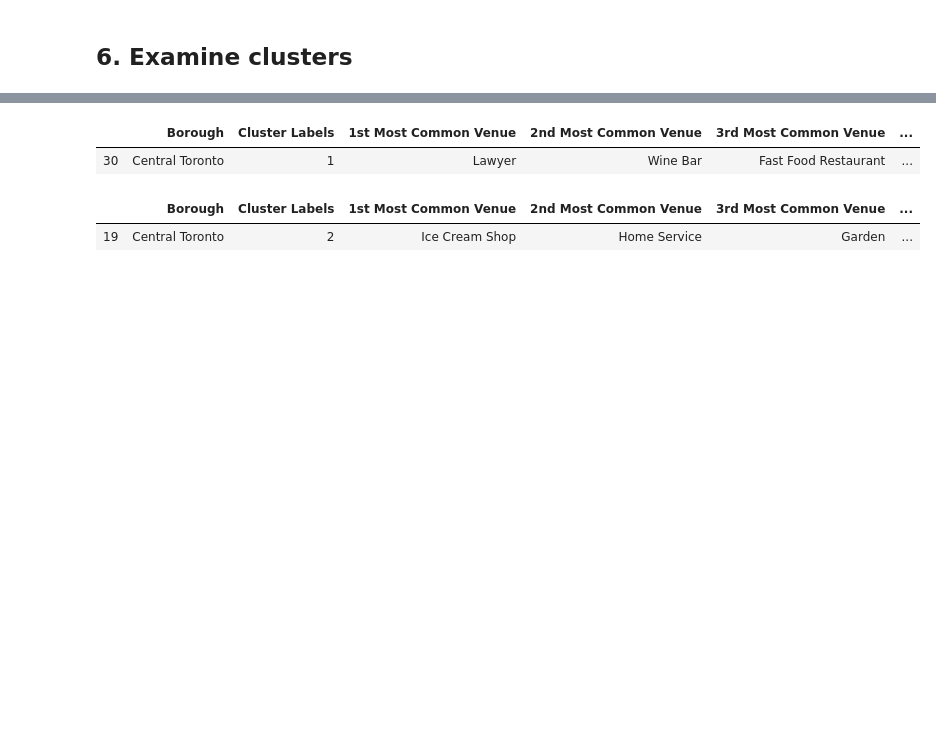
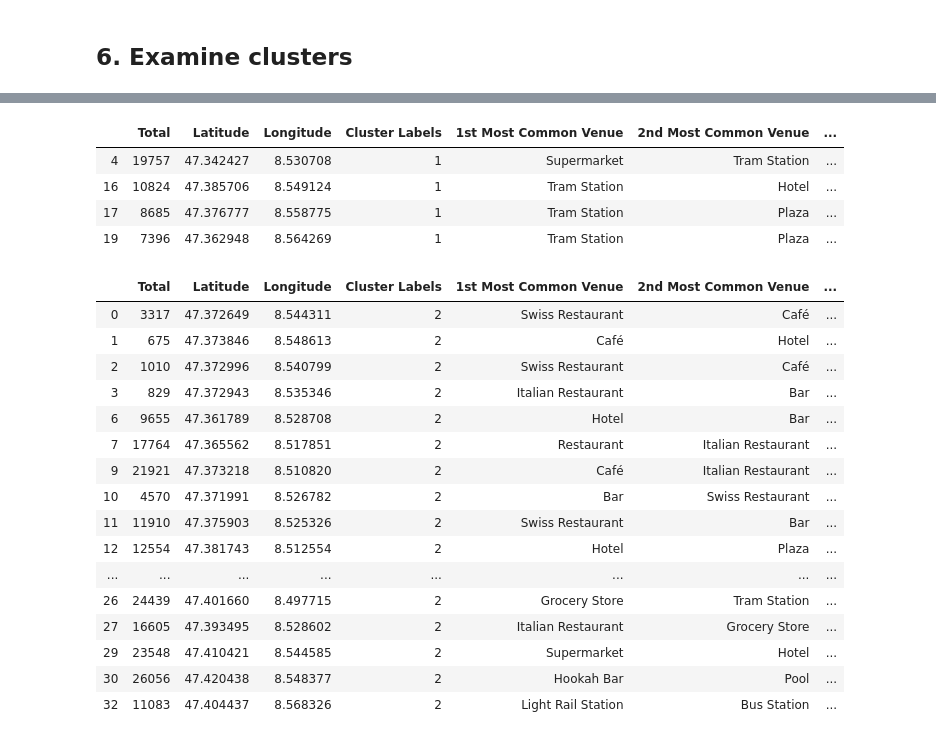
Before and after one commit to Davide5/expert-octo-meme, a Jupyter notebook: Final_Capstone_Project.ipynb, the cells around one changed output, grey strips where cells are left out. Cells and saved outputs as stored; diff of their text form; code cells hidden in the pictures; blank space fills up the shorter version.

```diff
--- a/Final_Capstone_Project.ipynb
+++ b/Final_Capstone_Project.ipynb
@@ -299,5 +304,5 @@ toronto_onehot.shape
 # %%
 #Group by neighbourhood and calculate the mean of each category to prepare for clustering
-toronto_grouped = toronto_onehot.groupby('Neighborhood').mean().reset_index()
-toronto_grouped
+zurich_grouped = zurich_onehot.groupby('Neighborhood').mean().reset_index()
+zurich_grouped
 # %% [output]
@@ -347,10 +352,10 @@ for ind in np.arange(num_top_venues):
 
 # create a new dataframe
 neighborhoods_venues_sorted = pd.DataFrame(columns=columns)
-neighborhoods_venues_sorted['Neighborhood'] = toronto_grouped['Neighborhood']
+neighborhoods_venues_sorted['Neighborhood'] = zurich_grouped['Neighborhood']
 
-for ind in np.arange(toronto_grouped.shape[0]):
-    neighborhoods_venues_sorted.iloc[ind, 1:] = return_most_common_venues(toronto_grouped.iloc[ind, :], num_top_venues)
+for ind in np.arange(zurich_grouped.shape[0]):
+    neighborhoods_venues_sorted.iloc[ind, 1:] = return_most_common_venues(zurich_grouped.iloc[ind, :], num_top_venues)
 
 neighborhoods_venues_sorted.head()
 # %% [output]
@@ -365,11 +382,11 @@ neighborhoods_venues_sorted.head()
 # %%
 # set number of clusters
-kclusters = 5
+kclusters = 7
 
-toronto_grouped_clustering = toronto_grouped.drop('Neighborhood', 1)
+zurich_grouped_clustering = zurich_grouped.drop('Neighborhood', 1)
 
 # run k-means clustering
-kmeans = KMeans(n_clusters=kclusters, random_state=0).fit(toronto_grouped_clustering)
+kmeans = KMeans(n_clusters=kclusters, random_state=0).fit(zurich_grouped_clustering)
 
 # check cluster labels generated for each row in the dataframe
 kmeans.labels_[0:10]
@@ -379,10 +396,10 @@ array([0, 0, 0, 0, 0, 0, 0, 0, 0, 0], dtype=int32)
 # add clustering labels
 neighborhoods_venues_sorted.insert(0, 'Cluster Labels', kmeans.labels_)
 # %%
-toronto_merged = toronto_neighborhoods.rename(columns={"Neighbourhood": "Neighborhood"})
+zurich_merged = zurich_neighborhoods.rename(columns={"Neighbourhood": "Neighborhood"})
 
-# merge with toronto_neighborhoods to add latitude/longitude for each neighborhood
-toronto_merged = toronto_merged.join(neighborhoods_venues_sorted.set_index('Neighborhood'), on='Neighborhood')
+# merge with zurich_neighborhoods to add latitude/longitude for each neighborhood
+zurich_merged = zurich_merged.join(neighborhoods_venues_sorted.set_index('Neighborhood'), on='Neighborhood')
 
-toronto_merged.head() # check the last columns!
+zurich_merged.head() # check the last columns!
 # %% [output]
@@ -443,11 +448,29 @@ toronto_merged.loc[toronto_merged['Cluster Labels'] == 0, toronto_merged.columns
 # %%
-toronto_merged.loc[toronto_merged['Cluster Labels'] == 1, toronto_merged.columns[[1] + list(range(5, toronto_merged.shape[1]))]]
+zurich_merged.loc[zurich_merged['Cluster Labels'] == 1, zurich_merged.columns[[1] + list(range(5, zurich_merged.shape[1]))]]
 # %% [output]
-|  | Borough | Cluster Labels | 1st Most Common Venue | 2nd Most Common Venue | 3rd Most Common Venue | ... |
-| 30 | Central Toronto | 1 | Lawyer | Wine Bar | Fast Food Restaurant | ... |
+|  | Total | Latitude | Longitude | Cluster Labels | 1st Most Common Venue | 2nd Most Common Venue | ... |
+| 4 | 19757 | 47.342427 | 8.530708 | 1 | Supermarket | Tram Station | ... |
+| 16 | 10824 | 47.385706 | 8.549124 | 1 | Tram Station | Hotel | ... |
+| 17 | 8685 | 47.376777 | 8.558775 | 1 | Tram Station | Plaza | ... |
+| 19 | 7396 | 47.362948 | 8.564269 | 1 | Tram Station | Plaza | ... |
 # %%
-toronto_merged.loc[toronto_merged['Cluster Labels'] == 2, toronto_merged.columns[[1] + list(range(5, toronto_merged.shape[1]))]]
+zurich_merged.loc[zurich_merged['Cluster Labels'] == 2, zurich_merged.columns[[1] + list(range(5, zurich_merged.shape[1]))]]
 # %% [output]
-|  | Borough | Cluster Labels | 1st Most Common Venue | 2nd Most Common Venue | 3rd Most Common Venue | ... |
-| 19 | Central Toronto | 2 | Ice Cream Shop | Home Service | Garden | ... |
+|  | Total | Latitude | Longitude | Cluster Labels | 1st Most Common Venue | 2nd Most Common Venue | ... |
+| 0 | 3317 | 47.372649 | 8.544311 | 2 | Swiss Restaurant | Café | ... |
+| 1 | 675 | 47.373846 | 8.548613 | 2 | Café | Hotel | ... |
+| 2 | 1010 | 47.372996 | 8.540799 | 2 | Swiss Restaurant | Café | ... |
+| 3 | 829 | 47.372943 | 8.535346 | 2 | Italian Restaurant | Bar | ... |
+| 6 | 9655 | 47.361789 | 8.528708 | 2 | Hotel | Bar | ... |
+| 7 | 17764 | 47.365562 | 8.517851 | 2 | Restaurant | Italian Restaurant | ... |
+| 9 | 21921 | 47.373218 | 8.510820 | 2 | Café | Italian Restaurant | ... |
+| 10 | 4570 | 47.371991 | 8.526782 | 2 | Bar | Swiss Restaurant | ... |
+| 11 | 11910 | 47.375903 | 8.525326 | 2 | Swiss Restaurant | Bar | ... |
+| 12 | 12554 | 47.381743 | 8.512554 | 2 | Hotel | Plaza | ... |
+| ... | ... | ... | ... | ... | ... | ... | ... |
+| 26 | 24439 | 47.401660 | 8.497715 | 2 | Grocery Store | Tram Station | ... |
+| 27 | 16605 | 47.393495 | 8.528602 | 2 | Italian Restaurant | Grocery Store | ... |
+| 29 | 23548 | 47.410421 | 8.544585 | 2 | Supermarket | Hotel | ... |
+| 30 | 26056 | 47.420438 | 8.548377 | 2 | Hookah Bar | Pool | ... |
+| 32 | 11083 | 47.404437 | 8.568326 | 2 | Light Rail Station | Bus Station | ... |
 # %%
```
Also changed, not shown: parts of 46 cells of this notebook.
